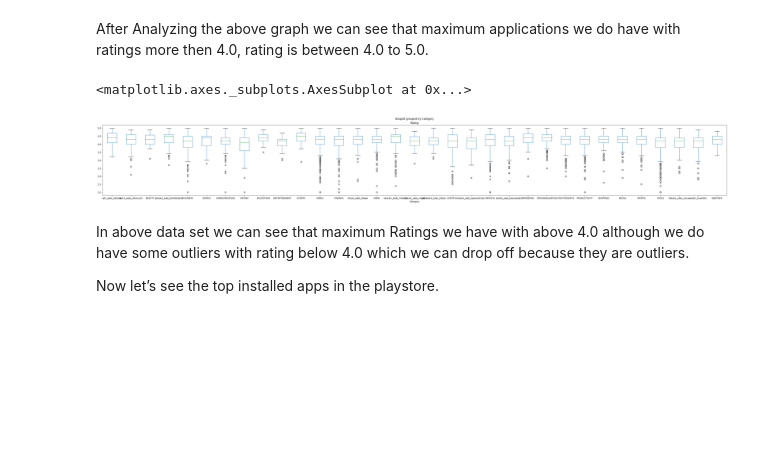
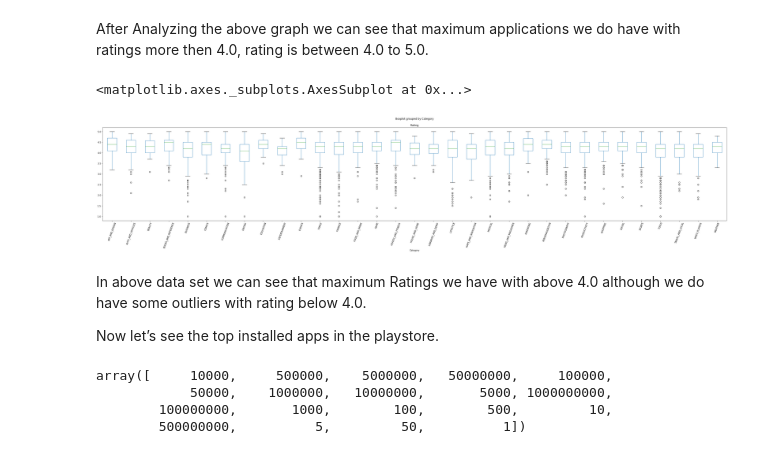
Before and after one commit to grishabh04/EDA-CAPSTONE-PROJECT, a Jupyter notebook: Play_Store_App_Review_Analysis_Capstone_Project.ipynb, the cells around one changed output. Cells and saved outputs as stored; diff of their text form; code cells hidden in the pictures; blank space fills up the shorter version.

```diff
--- a/Play_Store_App_Review_Analysis_Capstone_Project.ipynb
+++ b/Play_Store_App_Review_Analysis_Capstone_Project.ipynb
@@ -39,8 +39,8 @@ drive.mount('/content/drive')
 Drive already mounted at /content/drive; to attempt to forcibly remount, call drive.mount("/content/drive", force_remount=True).
 # %%
 # Loading the dataset as a pandas data frame.
-playstore_df = pd.read_csv('/content/drive/MyDrive/CAPSTON PROJECT EDA/Google-play-EDA/Play Store Data.csv')
-review_df=pd.read_csv('/content/drive/MyDrive/CAPSTON PROJECT EDA/Google-play-EDA/User Reviews.csv')
+playstore_df = pd.read_csv('/content/drive/MyDrive/CAPSTON PROJECT EDA/Play Store Data.csv')
+review_df=pd.read_csv('/content/drive/MyDrive/CAPSTON PROJECT EDA/User Reviews.csv')
 # %% [markdown]
 ##**Exploring the data**  : In this section we will explore the data and take a glance of the data
 # %% [markdown]
@@ -549,11 +549,19 @@ playstore_df['Rating'].hist()
 # %% [markdown]
 After Analyzing the above graph we can see that maximum applications we do have with ratings more then 4.0, rating is between 4.0 to 5.0.
 # %%
-playstore_df.boxplot(by ='Category', column =['Rating'], grid = False, figsize=(50,6))
+playstore_df.boxplot(by ='Category', column =['Rating'], grid = False, figsize=(50,8),rot=70)
 # %% [output]
 <matplotlib.axes._subplots.AxesSubplot at 0x...>
-[figure, old version]
+[figure, new version]
 # %% [markdown]
-In above data set we can see that maximum Ratings we have with above 4.0 although we do have some outliers with rating below 4.0 which we can drop off  because they are outliers.
+In above data set we can see that maximum Ratings we have with above 4.0 although we do have some outliers with rating below 4.0.
 
 Now let’s see the top installed apps in the playstore.
+# %%
+#Find unique values in the installs
+playstore_df.Installs.unique()
+# %% [output]
+array([     10000,     500000,    5000000,   50000000,     100000,
+            50000,    1000000,   10000000,       5000, 1000000000,
+        100000000,       1000,        100,        500,         10,
+        500000000,          5,         50,          1])
```
Also changed, not shown: parts of 16 cells of this notebook.
